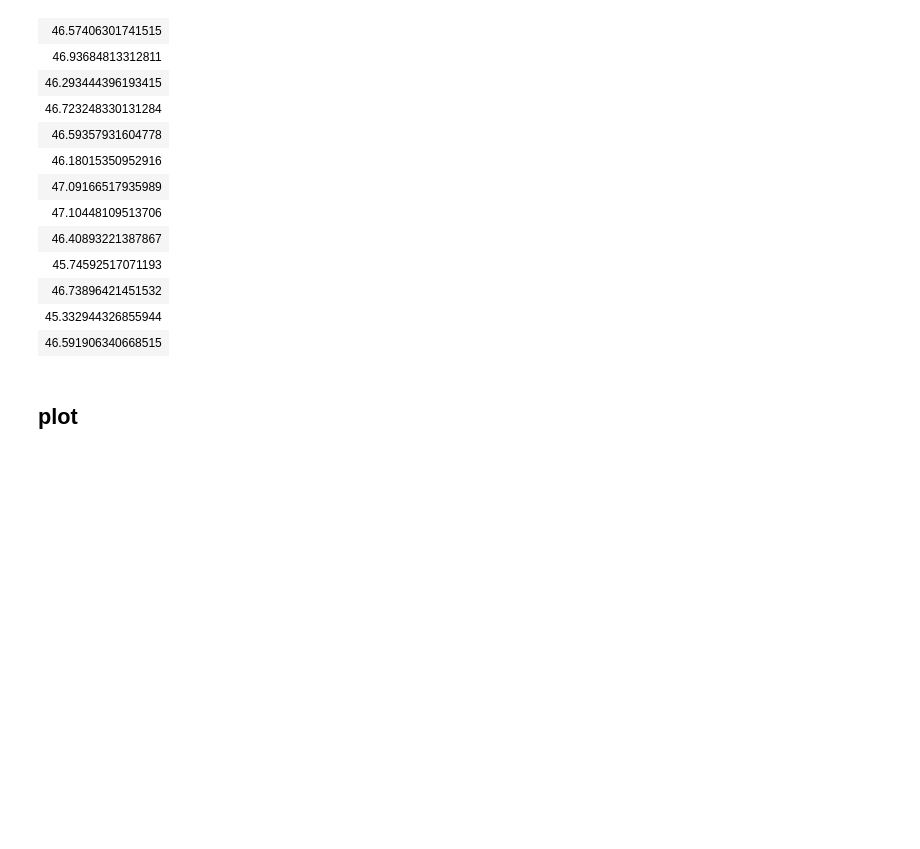
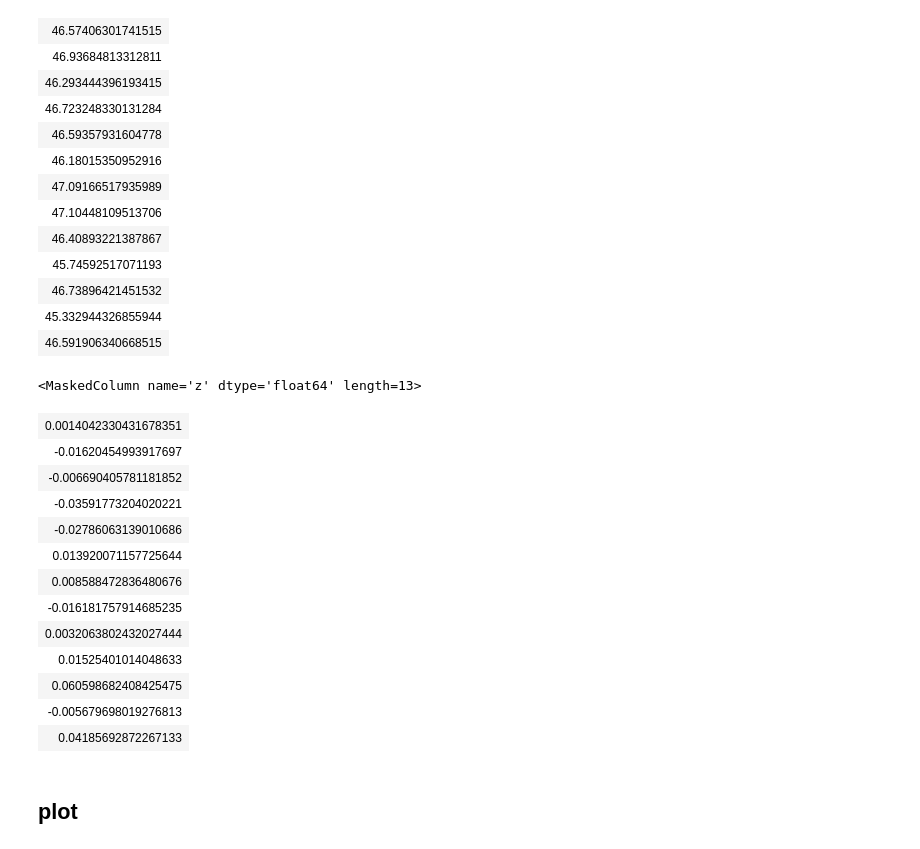
Before and after one commit to brettlv/brettlv.github.io, a Jupyter notebook: pythoncode/MWA_variability_search.ipynb, the cells around one changed output. Drawn from its saved outputs; the diff is of its cells as text; code cells hidden in the pictures; blank space fills up the shorter version.

```diff
--- a/pythoncode/MWA_variability_search.ipynb
+++ b/pythoncode/MWA_variability_search.ipynb
@@ -643,6 +703,23 @@ $$\mathrm{log P_{cav}} = 0.75(\pm 0.14) \mathrm{log} P_{1.4} + 1.91(±0.18) $$
 | 46.73896421451532 |
 | 45.332944326855944 |
 | 46.591906340668515 |
+# %%
+0.75*(np.log10(Pyr1_mwa_spectral_var_table_323_mossgt36dot7_redshift_S_nvss)-40)-0.75*(np.log10(Pyr2_mwa_spectral_var_table_323_mossgt36dot7_redshift_S_nvss)-40)
+# %% [output]
+<MaskedColumn name='z' dtype='float64' length=13>
+| 0.0014042330431678351 |
+| -0.01620454993917697 |
+| -0.006690405781181852 |
+| -0.03591773204020221 |
+| -0.02786063139010686 |
+| 0.013920071157725644 |
+| 0.008588472836480676 |
+| -0.016181757914685235 |
+| 0.0032063802432027444 |
+| 0.01525401014048633 |
+| 0.060598682408425475 |
+| -0.005679698019276813 |
+| 0.04185692872267133 |
 # %% [markdown]
 ## plot
 # %%
```
Also changed, not shown: parts of 11 cells of this notebook.
